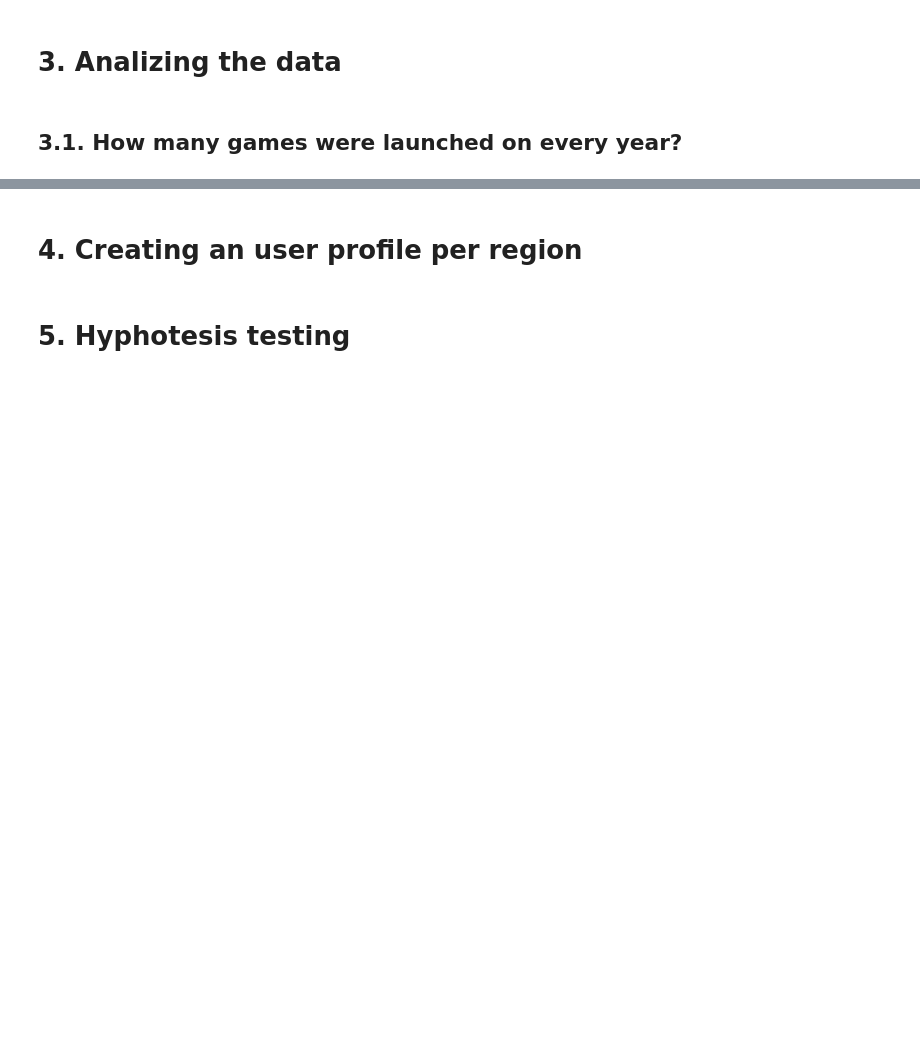
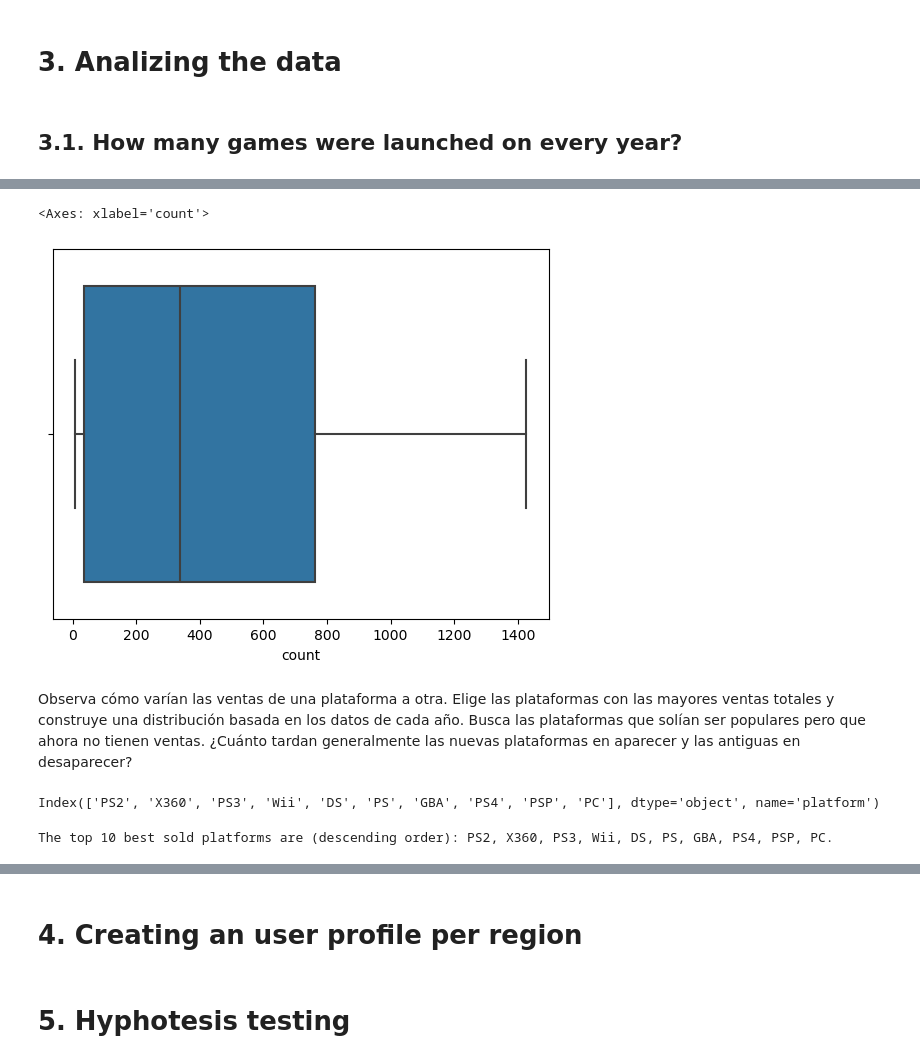
Before and after one commit to IamAirmanPhoenix/Sprint6_Project, a Jupyter notebook: notebook.ipynb, the cells around one changed output, grey strips where cells are left out. Cells and saved outputs as stored; diff of their text form; code cells hidden in the pictures; blank space fills up the shorter version.

```diff
--- a/notebook.ipynb
+++ b/notebook.ipynb
@@ -283,0 +298,7 @@ plt.legend(['Count'])
+# %%
+sns.boxplot(x=games_per_year['count'], orient='h')
+# %% [output]
+<Axes: xlabel='count'>
+[figure, added]
+# %% [markdown]
+Observa cómo varían las ventas de una plataforma a otra. Elige las plataformas con las mayores ventas totales y construye una distribución basada en los datos de cada año. Busca las plataformas que solían ser populares pero que ahora no tienen ventas. ¿Cuánto tardan generalmente las nuevas plataformas en aparecer y las antiguas en desaparecer?
@@ -283,0 +314,21 @@ plt.legend(['Count'])
+# %%
+total_df = total_df.pivot_table(index='platform',
+                                values='total_sales',
+                                aggfunc='sum')
+
+popular_df = total_df.sort_values(by='total_sales', ascending=False).head(10)
+popular_df.index
+# %% [output]
+Index(['PS2', 'X360', 'PS3', 'Wii', 'DS', 'PS', 'GBA', 'PS4', 'PSP', 'PC'], dtype='object', name='platform')
+# %%
+test_string = ''
+
+for platform in popular_df.index:
+
+        test_string += f"{platform}, "
+
+test_string = test_string[:-2]
+
+print(f"The top 10 best sold platforms are (descending order): {test_string}.")
+# %% [output]
+The top 10 best sold platforms are (descending order): PS2, X360, PS3, Wii, DS, PS, GBA, PS4, PSP, PC.
```
Also changed, not shown: parts of 11 cells of this notebook.
